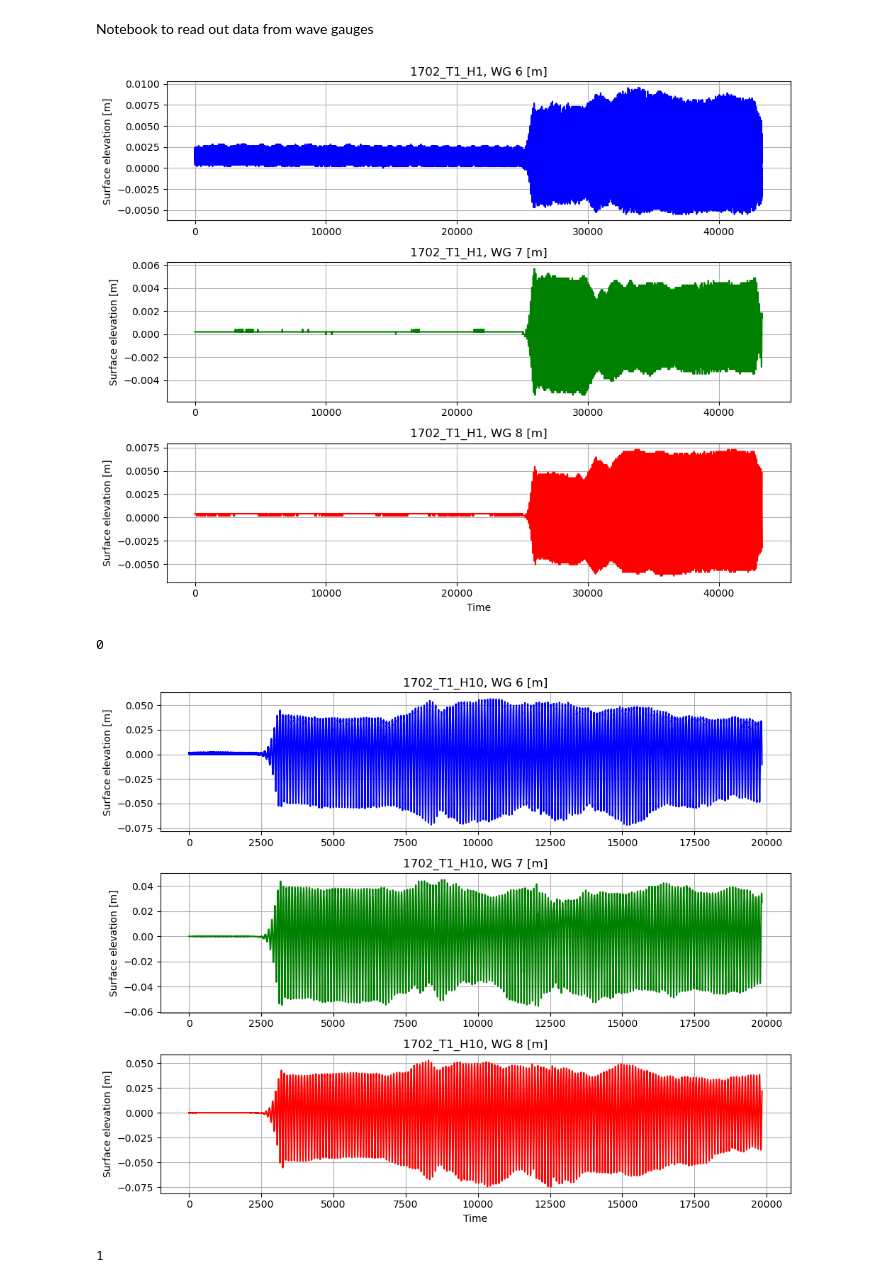
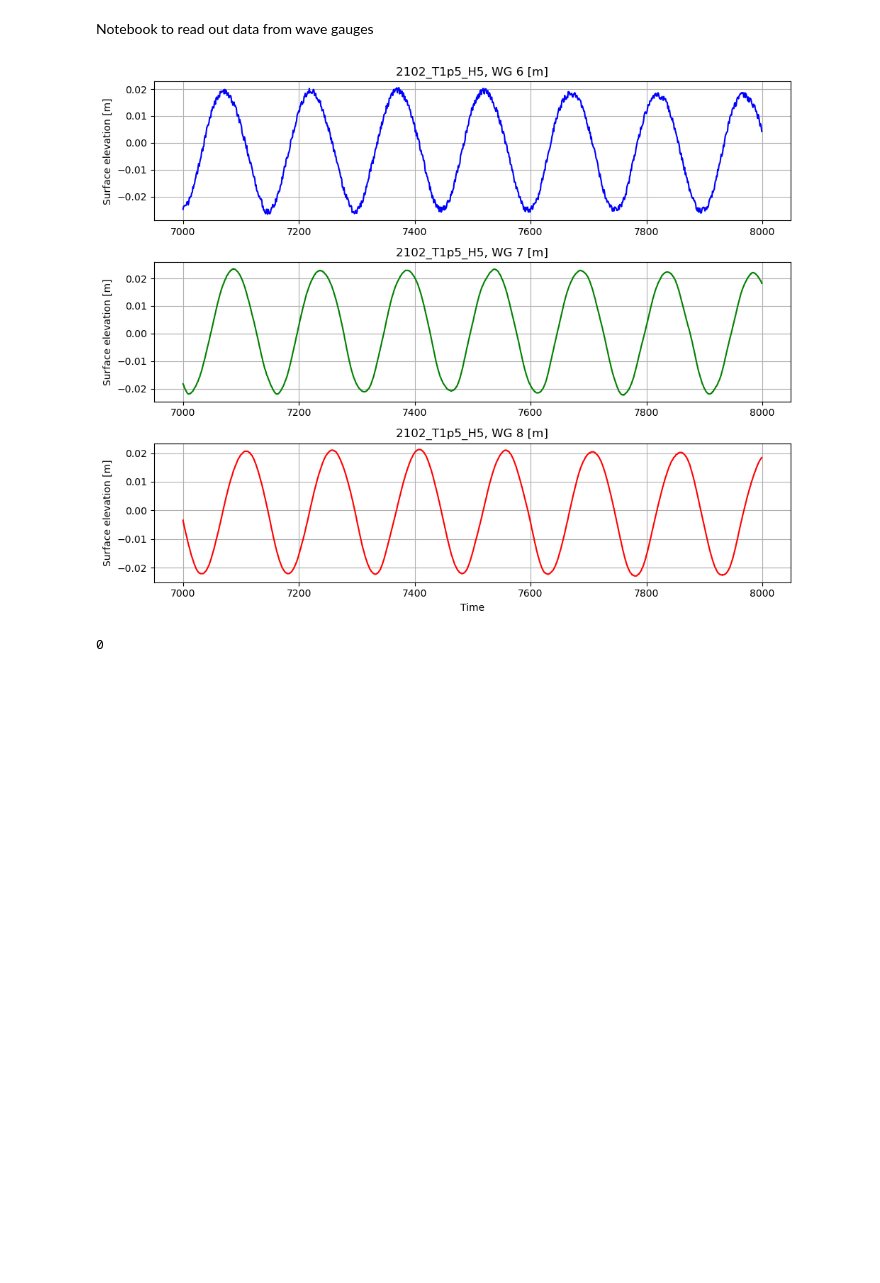
Before and after one commit to camicocozza/PLASTIC_BEACH_THESIS, a Jupyter notebook: WAVE_SENSORS/Untitled.ipynb, the cells around one changed output. Saved outputs shown, nothing was run; the diff lists cells and outputs as text; code cells hidden in the pictures; blank space fills up the shorter version.

```diff
--- a/WAVE_SENSORS/Untitled.ipynb
+++ b/WAVE_SENSORS/Untitled.ipynb
@@ -52,16 +52,14 @@ def openfile(date, T, H, factor):
     df["8 [m]"] = df["8 [V]"] * factor[2]
     return df, title
 # %%
-data = [(1702, 1, 1), (1702, 1, 10), (1802, 1.2, 1), (1802, 1.2, 17), (1802, 2, 10), (1802, 3, 10), (1802, 3, 17), (1802, 1.2, 10)]
+data = [(2102, "1p5", 5)]
 factor = [-0.02028, -0.02028, -0.02023]
 
 
 for i in range(len(data)):
     df, title = openfile(*data[i], factor)
-    plot_res(df, title)
+    plot_res(df[7000:8000], title)
     print(i)
 # %% [output]
-[figure, old version]
+[figure, new version]
 0
-[figure, removed]
-1
```
Also changed, not shown: parts of 2 cells of this notebook, 27 other files.
